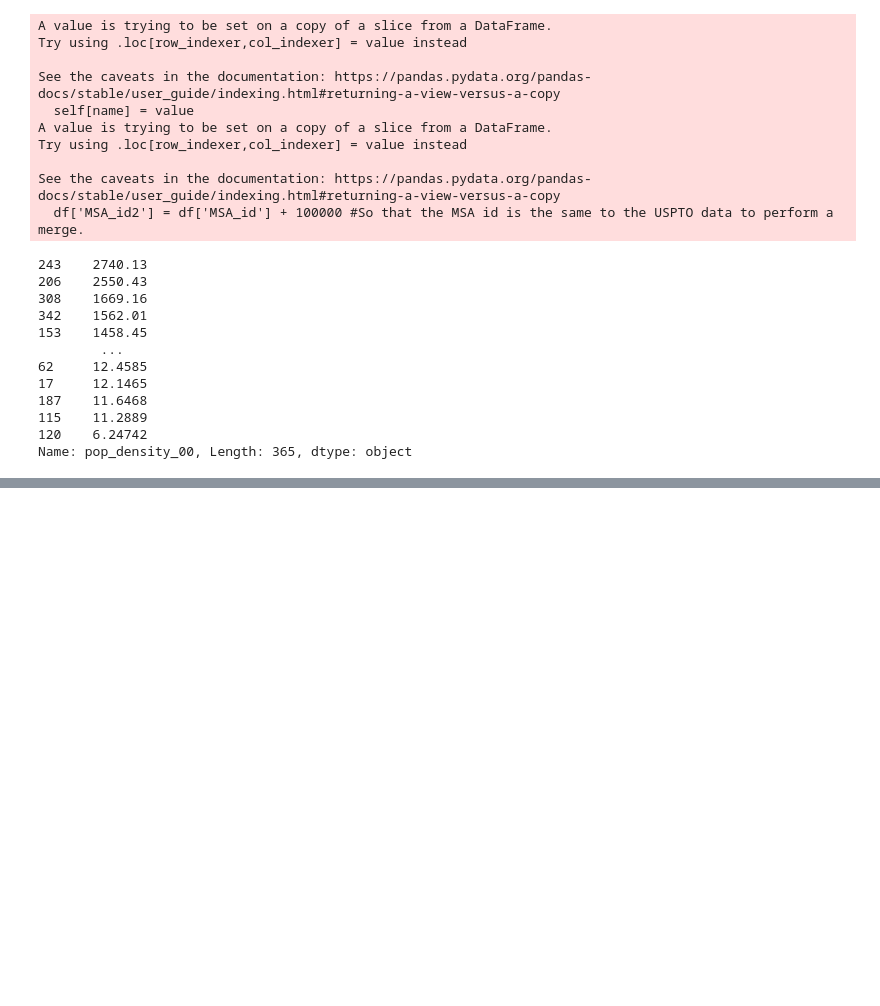
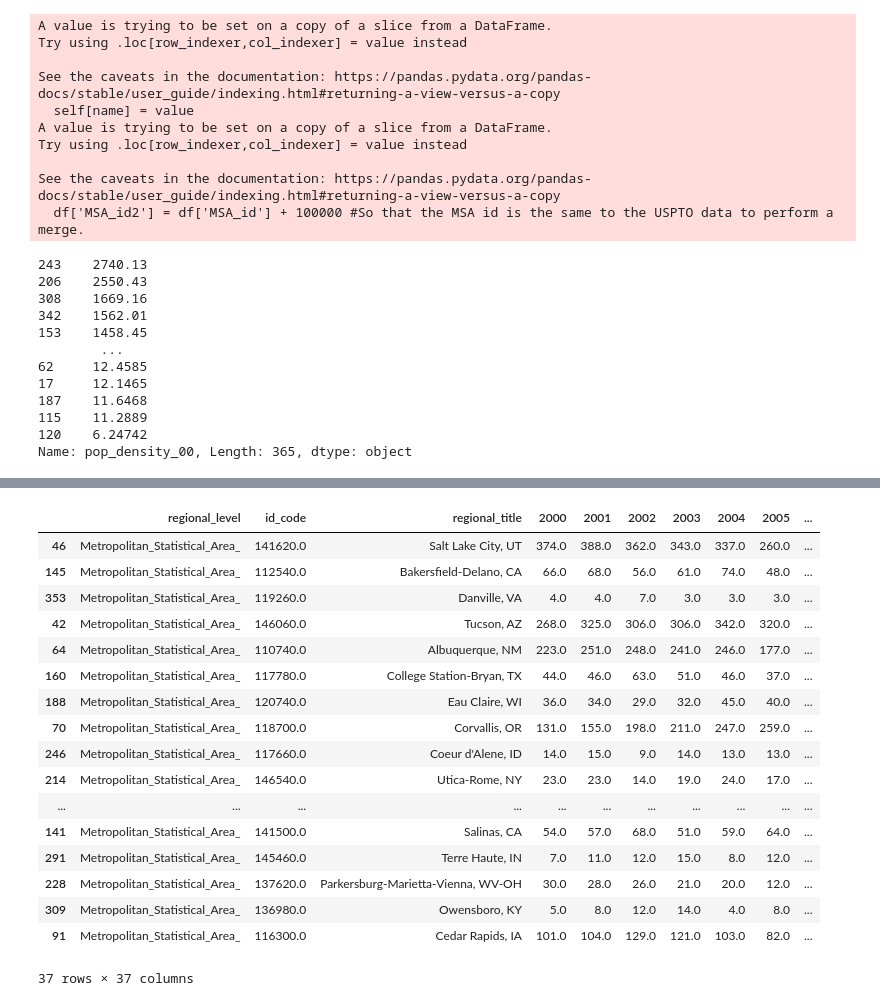
Before and after one commit to 107SBakst/107SBakst.github.io, a Jupyter notebook: Python/Project_chart2.ipynb, the cells around one changed output, grey strips where cells are left out. Cells and saved outputs as stored; diff of their text form; code cells hidden in the pictures; blank space fills up the shorter version.

```diff
--- a/Python/Project_chart2.ipynb
+++ b/Python/Project_chart2.ipynb
@@ -175,3 +175,25 @@ mdf2.to_csv(r'C:\Users\vw191\OneDrive\Documents\GitHub\107SBakst.github.io\data\
+# %%
+mdf = mdf.sort_values(['pop_density_10'], ascending=True)
+mdf[mdf['pop_density_10'] == 'q3']
+# %% [output]
+|  | regional_level | id_code | regional_title | 2000 | 2001 | 2002 | 2003 | 2004 | 2005 | ... |
+| 46 | Metropolitan_Statistical_Area_ | 141620.0 | Salt Lake City, UT | 374.0 | 388.0 | 362.0 | 343.0 | 337.0 | 260.0 | ... |
+| 145 | Metropolitan_Statistical_Area_ | 112540.0 | Bakersfield-Delano, CA | 66.0 | 68.0 | 56.0 | 61.0 | 74.0 | 48.0 | ... |
+| 353 | Metropolitan_Statistical_Area_ | 119260.0 | Danville, VA | 4.0 | 4.0 | 7.0 | 3.0 | 3.0 | 3.0 | ... |
+| 42 | Metropolitan_Statistical_Area_ | 146060.0 | Tucson, AZ | 268.0 | 325.0 | 306.0 | 306.0 | 342.0 | 320.0 | ... |
+| 64 | Metropolitan_Statistical_Area_ | 110740.0 | Albuquerque, NM | 223.0 | 251.0 | 248.0 | 241.0 | 246.0 | 177.0 | ... |
+| 160 | Metropolitan_Statistical_Area_ | 117780.0 | College Station-Bryan, TX | 44.0 | 46.0 | 63.0 | 51.0 | 46.0 | 37.0 | ... |
+| 188 | Metropolitan_Statistical_Area_ | 120740.0 | Eau Claire, WI | 36.0 | 34.0 | 29.0 | 32.0 | 45.0 | 40.0 | ... |
+| 70 | Metropolitan_Statistical_Area_ | 118700.0 | Corvallis, OR | 131.0 | 155.0 | 198.0 | 211.0 | 247.0 | 259.0 | ... |
+| 246 | Metropolitan_Statistical_Area_ | 117660.0 | Coeur d'Alene, ID | 14.0 | 15.0 | 9.0 | 14.0 | 13.0 | 13.0 | ... |
+| 214 | Metropolitan_Statistical_Area_ | 146540.0 | Utica-Rome, NY | 23.0 | 23.0 | 14.0 | 19.0 | 24.0 | 17.0 | ... |
+| ... | ... | ... | ... | ... | ... | ... | ... | ... | ... | ... |
+| 141 | Metropolitan_Statistical_Area_ | 141500.0 | Salinas, CA | 54.0 | 57.0 | 68.0 | 51.0 | 59.0 | 64.0 | ... |
+| 291 | Metropolitan_Statistical_Area_ | 145460.0 | Terre Haute, IN | 7.0 | 11.0 | 12.0 | 15.0 | 8.0 | 12.0 | ... |
+| 228 | Metropolitan_Statistical_Area_ | 137620.0 | Parkersburg-Marietta-Vienna, WV-OH | 30.0 | 28.0 | 26.0 | 21.0 | 20.0 | 12.0 | ... |
+| 309 | Metropolitan_Statistical_Area_ | 136980.0 | Owensboro, KY | 5.0 | 8.0 | 12.0 | 14.0 | 4.0 | 8.0 | ... |
+| 91 | Metropolitan_Statistical_Area_ | 116300.0 | Cedar Rapids, IA | 101.0 | 104.0 | 129.0 | 121.0 | 103.0 | 82.0 | ... |
+37 rows × 37 columns
 # %%
 #This kernel was to investigate if there is a simple linear regression relationship between patents as a share of total patents and population density.
 mdf3 = mdf3.sort_values(['pop_00'], ascending=False)
```
Also changed, not shown: parts of 2 cells of this notebook, 1 other file.
